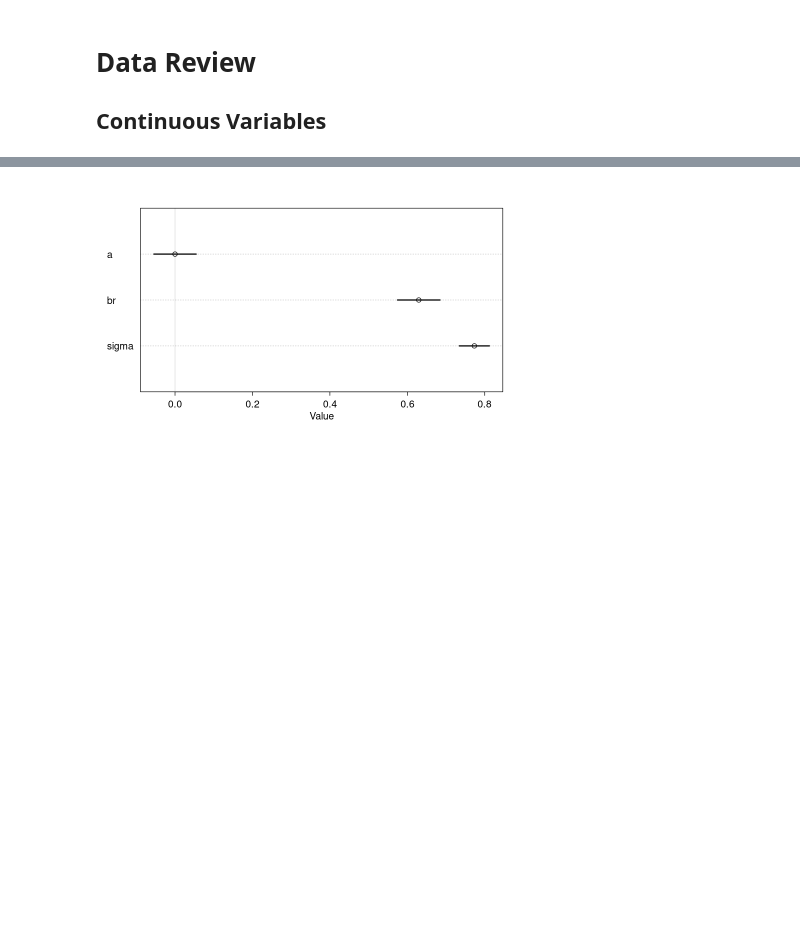
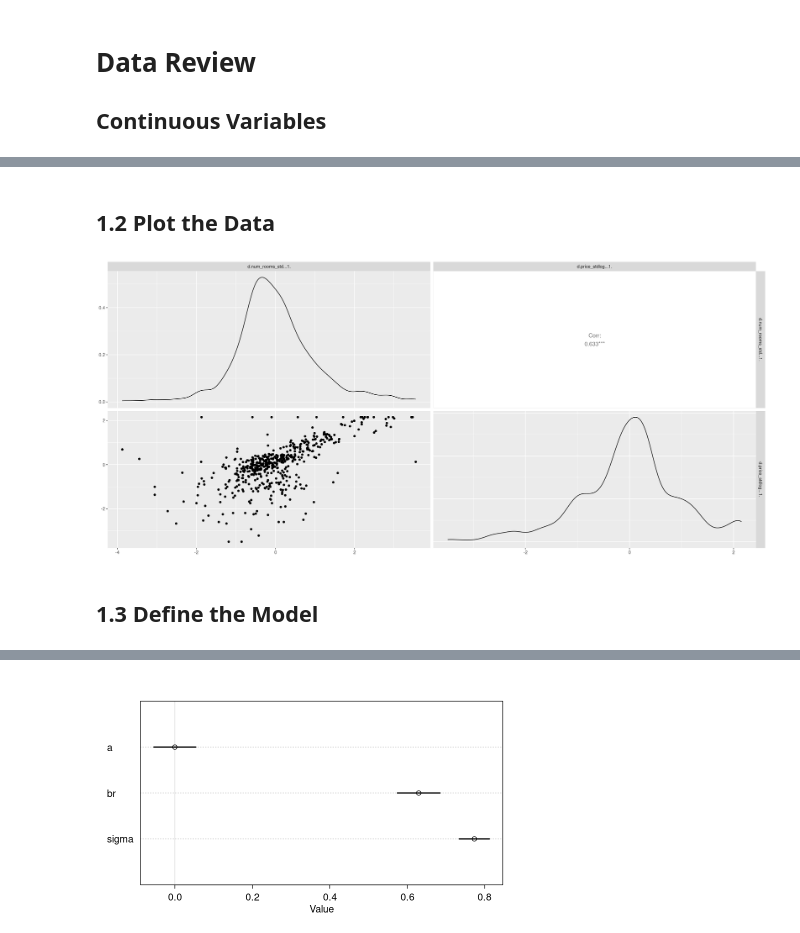
Before and after one commit to jointprob/jointprob-dm, a Jupyter notebook: r-notebooks/explore/Linear-Regression - 01.ipynb, the cells around one changed output, grey strips where cells are left out. Saved outputs shown, nothing was run; the diff lists cells and outputs as text; code cells hidden in the pictures; blank space fills up the shorter version.

```diff
--- a/r-notebooks/explore/Linear-Regression - 01.ipynb
+++ b/r-notebooks/explore/Linear-Regression - 01.ipynb
@@ -206,0 +152,9 @@ for ( i in 1:50) lines(c(-2,2), mu[i,], col=col.alpha("black", 0.4))
+# %% [markdown]
+## 1.2 Plot the Data
+# %%
+options(repr.plot.width=18, repr.plot.height=8)
+ggpairs(data.frame(d$num_rooms_std[,1], d$price_stdlog[,1]))
+# %% [output]
+[figure, added]
+# %% [markdown]
+## 1.3 Define the Model
```
Also changed, not shown: parts of 53 cells of this notebook.
